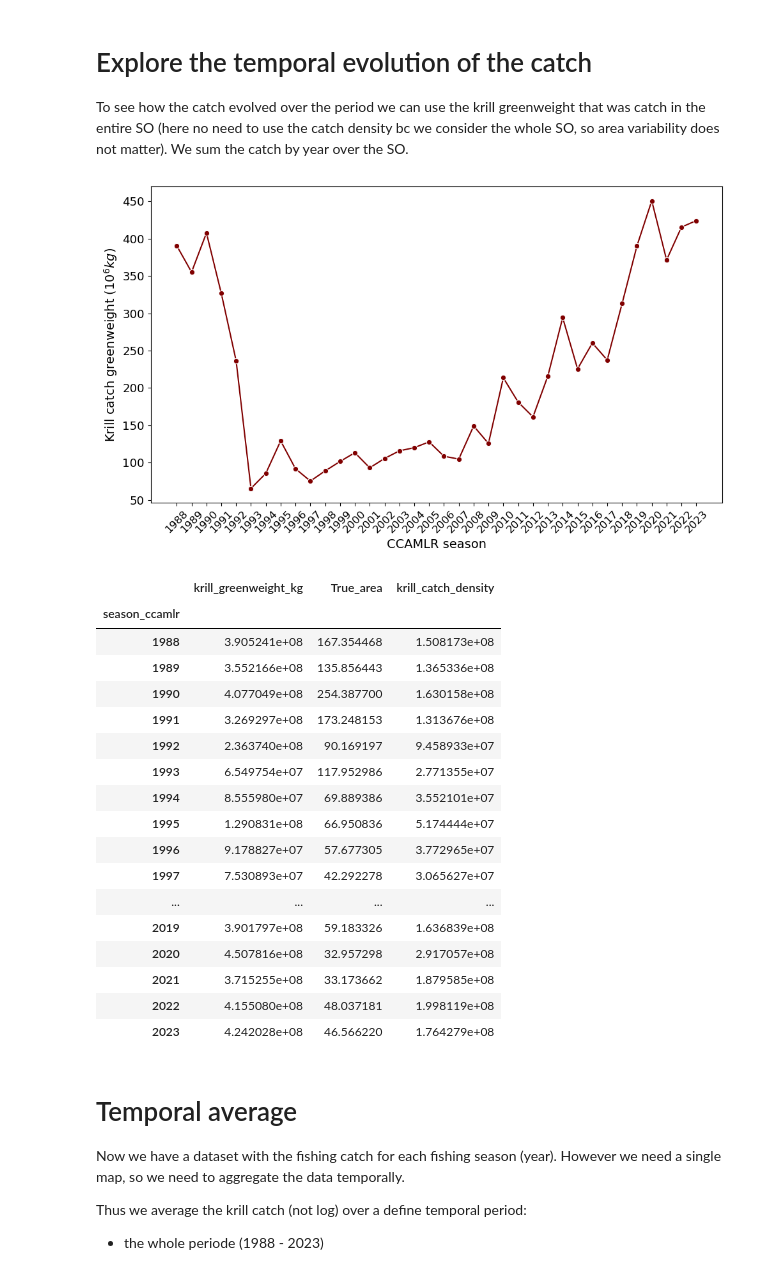
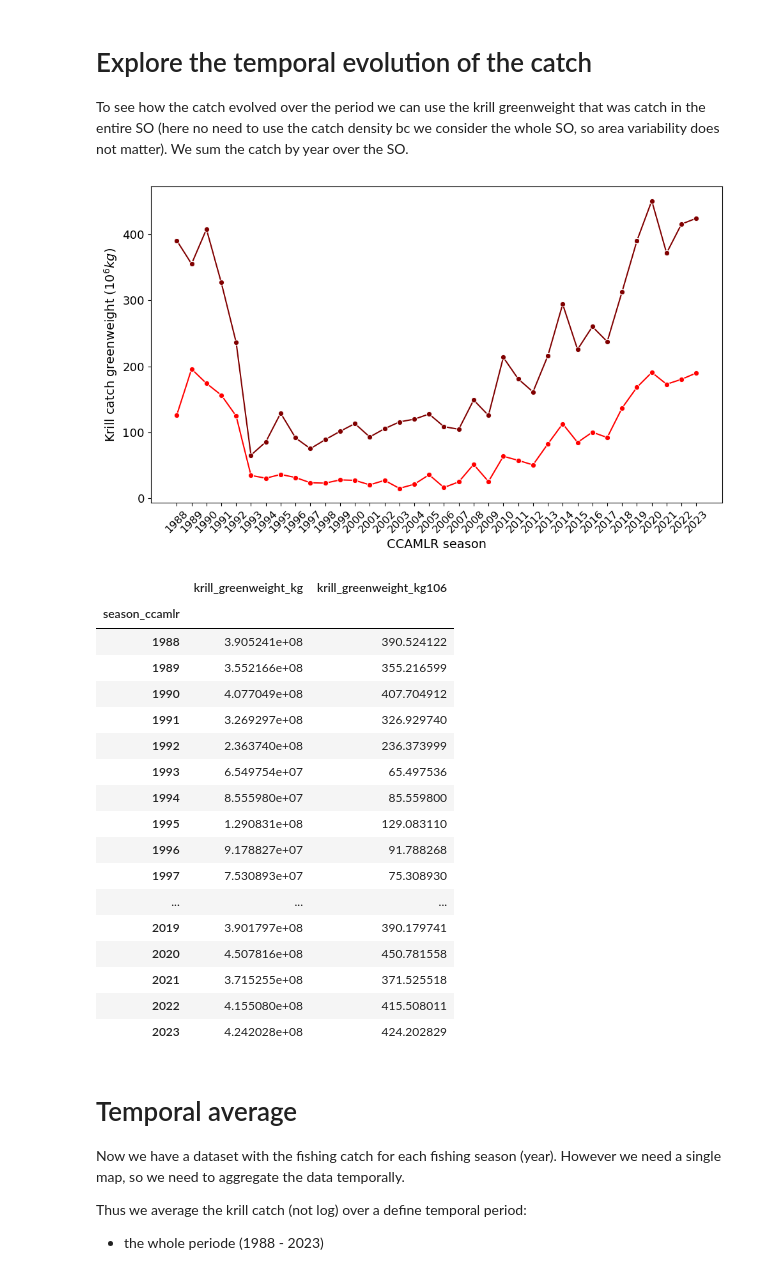
Before and after one commit to AnaelleDurfort/Key_Areas_krill_carbon_sequestration, a Jupyter notebook: data_formating/Krill_catch_data_formating_2.ipynb, the cells around one changed output. Saved outputs shown, nothing was run; the diff lists cells and outputs as text; code cells hidden in the pictures.

Commit message:
updates codes of krill catch data formating with a version with only the summer catch being included in the analysis.

```diff
--- a/data_formating/Krill_catch_data_formating_2.ipynb
+++ b/data_formating/Krill_catch_data_formating_2.ipynb
@@ -27,6 +29,7 @@ os.chdir('C:/Users/anael/Documents/PhD/4_krill_fisheries_Carbon_seq_time/Git_rep
 # load catch aggregated (from the previous file) and OCIM data to calculate the cell area
 OCIM = xr.open_dataset('./outputs_formated_data/fseq_OCIM2_48L_interpolated_SO.nc')
 catch = pd.read_csv('./outputs_formated_data/Krill_catch_aggregated.csv').drop(['Unnamed: 0'], axis = 1).set_index(['latitude', 'longitude'])
+catch_summer = pd.read_csv('./outputs_formated_data/Krill_catch_aggregated_summer.csv').drop(['Unnamed: 0'], axis = 1).set_index(['latitude', 'longitude'])
 # %% [markdown]
 In the catch file we have the sum of the catch falling in a given cell, a given year.
 # %%
@@ -81,4 +51,0 @@ plt.plot(area_df.reset_index()['latitude'], area_df.reset_index()['AREA']/(10000
-# %%
-catch = catch.join(other = area_df['True_area'], how = 'left')
-catch['krill_catch_density'] = catch['krill_greenweight_kg']/catch['True_area'] # catch density unit = Kg/10,000km²
-catch
@@ -105,49 +74,51 @@ We sum the catch by year over the SO.
 # %%
 # Sum the catch by year
 temp_evo = catch.groupby(['season_ccamlr']).sum()
+temp_evo_summer = catch_summer.groupby(['season_ccamlr']).sum()
+
 temp_evo['krill_greenweight_kg106'] = temp_evo['krill_greenweight_kg']/1000000
+temp_evo_summer['krill_greenweight_kg106'] = temp_evo_summer['krill_greenweight_kg']/1000000
 # %%
 # Si l'index est temporel (datetime ou années), tu peux faire :
 plt.figure(figsize=(10, 6))
 
 sns.lineplot(data=temp_evo, x=temp_evo.index, y='krill_greenweight_kg106', marker='o', color = 'maroon')
+sns.lineplot(data=temp_evo_summer, x=temp_evo_summer.index, y='krill_greenweight_kg106', marker='o', color = 'red')
 
-# Sinon, si tu as une colonne "year", fais :
-# sns.lineplot(data=temp_evo, x='year', y='krill_greenweight_kg', marker='o')
 
 plt.xlabel("CCAMLR season", fontsize=14)
 plt.ylabel("Krill catch greenweight ($10^6 kg$)", fontsize=14)
 plt.xticks(temp_evo.index, rotation=45, fontsize=12)
 plt.yticks(fontsize=13)
 plt.title("")
 plt.tight_layout()
 
 # plt.savefig('./figures/temp_evo_catch.png',bbox_inches='tight', dpi=300)
 
 plt.show()
 # %% [output]
-[figure, old version]
+[figure, new version]
 # %%
 temp_evo
 # %% [output]
-|  | krill_greenweight_kg | True_area | krill_catch_density |
-| season_ccamlr |  |  |  |
-| 1988 | 3.905241e+08 | 167.354468 | 1.508173e+08 |
-| 1989 | 3.552166e+08 | 135.856443 | 1.365336e+08 |
-| 1990 | 4.077049e+08 | 254.387700 | 1.630158e+08 |
-| 1991 | 3.269297e+08 | 173.248153 | 1.313676e+08 |
-| 1992 | 2.363740e+08 | 90.169197 | 9.458933e+07 |
-| 1993 | 6.549754e+07 | 117.952986 | 2.771355e+07 |
-| 1994 | 8.555980e+07 | 69.889386 | 3.552101e+07 |
-| 1995 | 1.290831e+08 | 66.950836 | 5.174444e+07 |
-| 1996 | 9.178827e+07 | 57.677305 | 3.772965e+07 |
-| 1997 | 7.530893e+07 | 42.292278 | 3.065627e+07 |
-| ... | ... | ... | ... |
-| 2019 | 3.901797e+08 | 59.183326 | 1.636839e+08 |
-| 2020 | 4.507816e+08 | 32.957298 | 2.917057e+08 |
-| 2021 | 3.715255e+08 | 33.173662 | 1.879585e+08 |
-| 2022 | 4.155080e+08 | 48.037181 | 1.998119e+08 |
-| 2023 | 4.242028e+08 | 46.566220 | 1.764279e+08 |
+|  | krill_greenweight_kg | krill_greenweight_kg106 |
+| season_ccamlr |  |  |
+| 1988 | 3.905241e+08 | 390.524122 |
+| 1989 | 3.552166e+08 | 355.216599 |
+| 1990 | 4.077049e+08 | 407.704912 |
+| 1991 | 3.269297e+08 | 326.929740 |
+| 1992 | 2.363740e+08 | 236.373999 |
+| 1993 | 6.549754e+07 | 65.497536 |
+| 1994 | 8.555980e+07 | 85.559800 |
+| 1995 | 1.290831e+08 | 129.083110 |
+| 1996 | 9.178827e+07 | 91.788268 |
+| 1997 | 7.530893e+07 | 75.308930 |
+| ... | ... | ... |
+| 2019 | 3.901797e+08 | 390.179741 |
+| 2020 | 4.507816e+08 | 450.781558 |
+| 2021 | 3.715255e+08 | 371.525518 |
+| 2022 | 4.155080e+08 | 415.508011 |
+| 2023 | 4.242028e+08 | 424.202829 |
 # %% [markdown]
 # Temporal average
 
```
Also changed, not shown: parts of 16 cells of this notebook, 1 other file.
